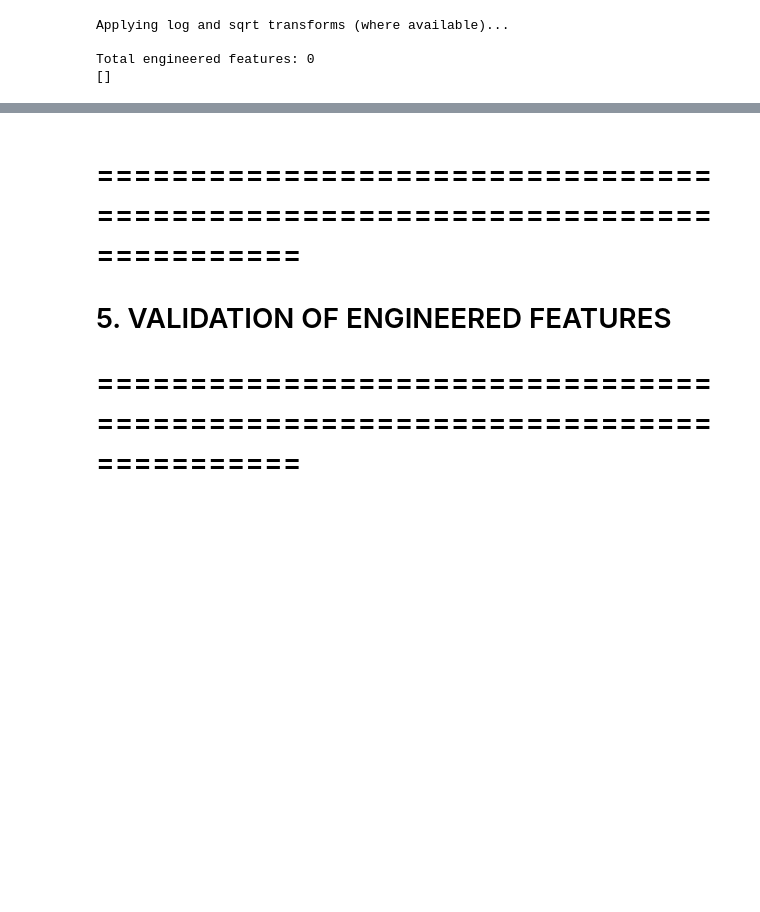
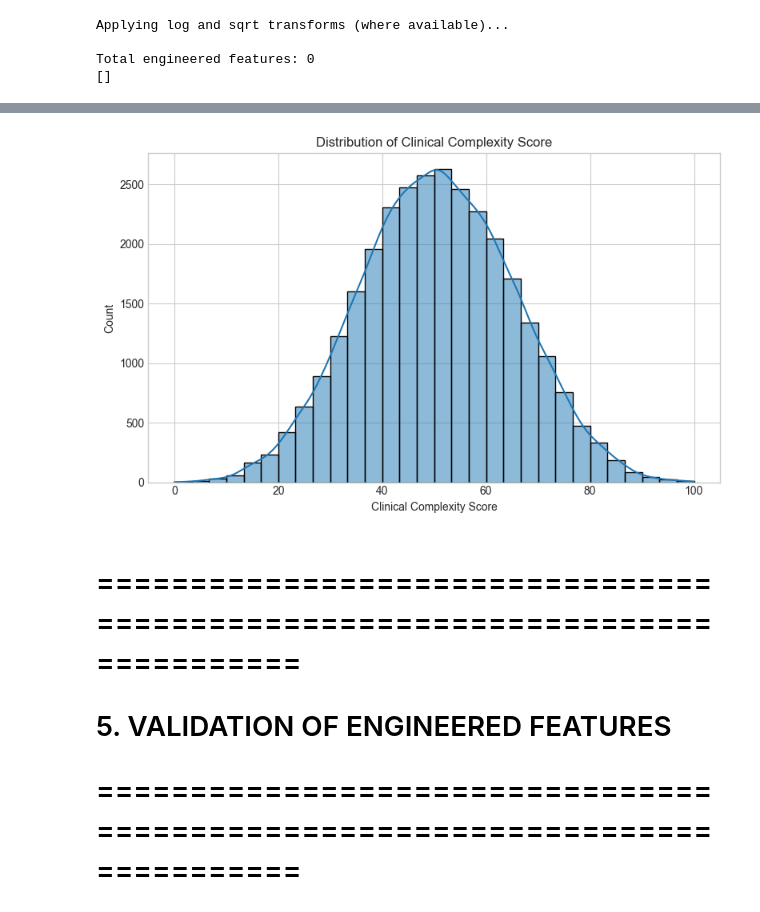
Before and after one commit to albertokabore/Hospital-Readmission-Prediction, a Jupyter notebook: notebooks/Readmission_Project.ipynb, the cells around one changed output, grey strips where cells are left out. Drawn from its saved outputs; the diff is of its cells as text; code cells hidden in the pictures; blank space fills up the shorter version.

Commit message:
VALIDATION OF ENGINEERED FEATURES

```diff
--- a/notebooks/Readmission_Project.ipynb
+++ b/notebooks/Readmission_Project.ipynb
@@ -557,0 +565,75 @@ Total engineered features: 0
+# %%
+import numpy as np
+import matplotlib.pyplot as plt
+import seaborn as sns
+
+# Make sure df_engineered exists
+df_engineered = df.copy()
+
+print("Building generic clinical_complexity_score from numeric features...\n")
+
+# 1) Select numeric columns (excluding target)
+numeric_cols = df_engineered.select_dtypes(include=[np.number]).columns.tolist()
+numeric_cols = [c for c in numeric_cols if c != target_col]
+
+print(f"Numeric columns available (excluding target): {numeric_cols}")
+
+if len(numeric_cols) == 0:
+    print("⚠️ No numeric columns available to build a complexity score.")
+else:
+    # 2) Choose top K numeric features by variance (most informative)
+    K = min(5, len(numeric_cols))  # use up to 5
+    var_series = df_engineered[numeric_cols].var().sort_values(ascending=False)
+    base_features = var_series.head(K).index.tolist()
+
+    print(f"\nUsing these features to build clinical_complexity_score: {base_features}")
+
+    # 3) Standardize selected features
+    scaled_cols = []
+    for col in base_features:
+        std_val = df_engineered[col].std()
+        if std_val == 0 or np.isnan(std_val):
+            df_engineered[f"{col}_scaled"] = 0.0
+        else:
+            df_engineered[f"{col}_scaled"] = (
+                df_engineered[col] - df_engineered[col].mean()
+            ) / std_val
+        scaled_cols.append(f"{col}_scaled")
+
+    # 4) Combine into a single complexity score and rescale 0–100
+    complexity_score = np.zeros(len(df_engineered))
+    weights = np.ones(len(scaled_cols)) / len(scaled_cols)
+
+    for w, col in zip(weights, scaled_cols):
+        complexity_score += w * df_engineered[col]
+
+    df_engineered["clinical_complexity_score"] = (
+        (complexity_score - complexity_score.min())
+        / (complexity_score.max() - complexity_score.min())
+        * 100
+    )
+
+    # 5) Create complexity_category
+    conditions = [
+        df_engineered["clinical_complexity_score"] < 25,
+        df_engineered["clinical_complexity_score"] < 50,
+        df_engineered["clinical_complexity_score"] < 75,
+        df_engineered["clinical_complexity_score"] >= 75,
+    ]
+    choices = ["Low", "Medium", "High", "Very High"]
+    df_engineered["complexity_category"] = np.select(
+        conditions, choices, default="Medium"
+    )
+
+    print("\n✅ clinical_complexity_score and complexity_category created.")
+
+    # 6) Plot distribution
+    print("\nPlotting distribution of clinical_complexity_score...")
+    plt.figure(figsize=(8, 5))
+    sns.histplot(df_engineered["clinical_complexity_score"], bins=30, kde=True)
+    plt.title("Distribution of Clinical Complexity Score")
+    plt.xlabel("Clinical Complexity Score")
+    plt.ylabel("Count")
+    plt.tight_layout()
+    plt.show()
+# %% [output]
@@ -558,3 +649,4 @@ Total engineered features: 0
+[figure, added]
 # %% [markdown]
 
 # =============================================================================
```
Also changed, not shown: parts of 4 cells of this notebook.
